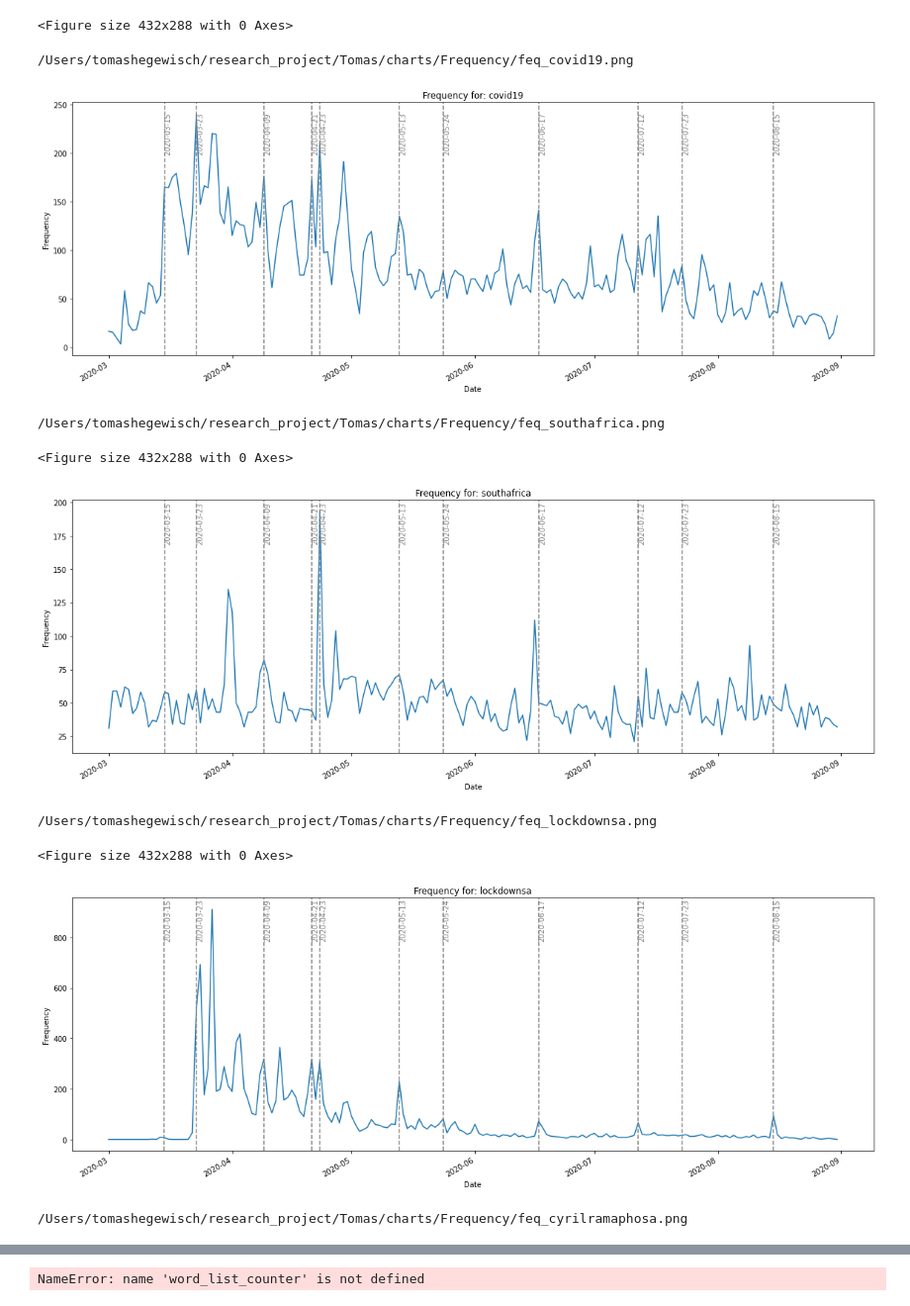
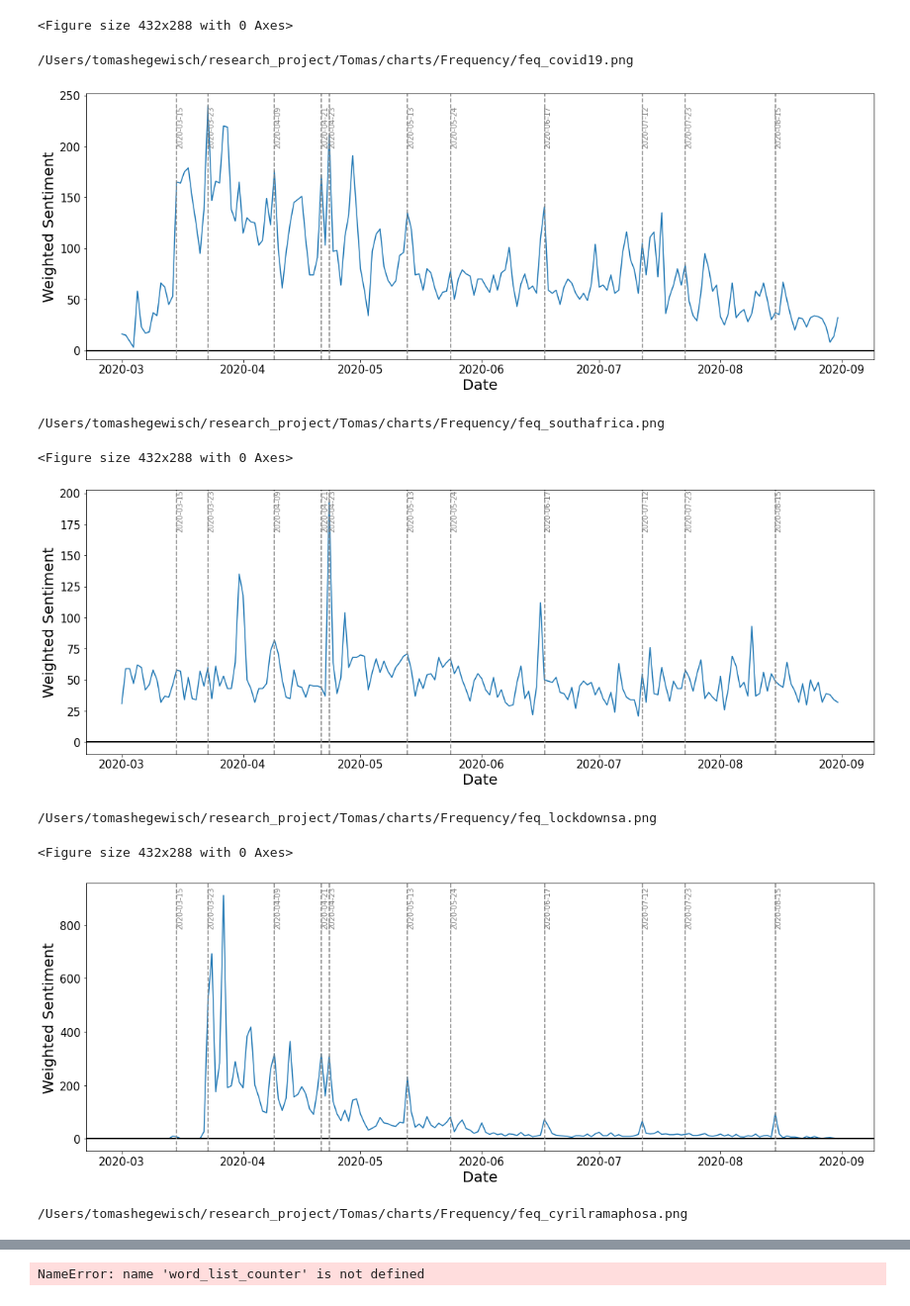
Before and after one commit to tomashege/research_project, a Jupyter notebook: Tomas/notebooks/tweet_analysis.ipynb, the cells around one changed output, grey strips where cells are left out. Shown at 99% size. Saved outputs shown, nothing was run; the diff lists cells and outputs as text; code cells hidden in the pictures.

```diff
--- a/Tomas/notebooks/tweet_analysis.ipynb
+++ b/Tomas/notebooks/tweet_analysis.ipynb
@@ -306,9 +306,14 @@ def get_time_line_of_hastages(find_word, pos):
     post_feq = pd.DataFrame(build_dt(specific_hastage_tweets), columns=['date', 'count'])
 
     plt.figure(figsize=(16, 6))
-    sns.lineplot(x='Date',
+    p = sns.lineplot(x='Date',
                  y='Frequency',
-                 data=post_feq.rename(columns={"count": "Frequency","date":"Date"})).set_title("Frequency for: "+str(find_word)).get_figure().autofmt_xdate()
+                 data=post_feq.rename(columns={"count": "Frequency","date":"Date"}))
+    p.axhline(0, color='black', lw=2)
+    p.tick_params(labelsize=15)
+    p.set_xlabel("Date",fontsize=20)
+    p.set_ylabel("Weighted Sentiment",fontsize=20)
+#     .set_title("Frequency for: "+str(find_word)).get_figure().autofmt_xdate()
     pres_speaks_dates =[
     '2020-03-15',
     '2020-03-23',
@@ -326,37 +331,37 @@ def get_time_line_of_hastages(find_word, pos):
         plt.axvline(i, c='grey', ls = "--", label = str(i))
         plt.text(i,pos,i,rotation=90, c = "grey")
 
     plt.tight_layout()
     print("/Users/tomashegewisch/research_project/Tomas/charts/Frequency/feq_"+str(find_word)+".png")
     plt.savefig("/Users/tomashegewisch/research_project/Tomas/charts/Frequency/feq_"+str(find_word)+".png", dpi=300)
     plt.show()
     plt.clf()
 
 list_of_hastages_to_process = [['covid19',200],
 ['southafrica',170],
 ['lockdownsa',790],
 ['cyrilramaphosa',1500],
 ['lockdown',250],
 ['covid19sa',400],
 ['coronavirussa',1180],
 ['covid_19',200],
 ['lockdownsouthafrica',500],
 ['government',3.0],
 ['cigaretteban',35],
 ['alcoholban',100]]
 
 #list_of_hastages_to_process = ['lockdown']
 
 for i in list_of_hastages_to_process:
     get_time_line_of_hastages(i[0],i[1])
 # %% [output]
 /Users/tomashegewisch/research_project/Tomas/charts/Frequency/feq_covid19.png
-[figure, old version]
+[figure, new version]
 /Users/tomashegewisch/research_project/Tomas/charts/Frequency/feq_southafrica.png
 <Figure size 432x288 with 0 Axes>
-[figure, old version]
+[figure, new version]
 /Users/tomashegewisch/research_project/Tomas/charts/Frequency/feq_lockdownsa.png
 <Figure size 432x288 with 0 Axes>
-[figure, old version]
+[figure, new version]
 /Users/tomashegewisch/research_project/Tomas/charts/Frequency/feq_cyrilramaphosa.png
 <Figure size 432x288 with 0 Axes>
```
Also changed, not shown: parts of 2 cells of this notebook, 14 other files.
